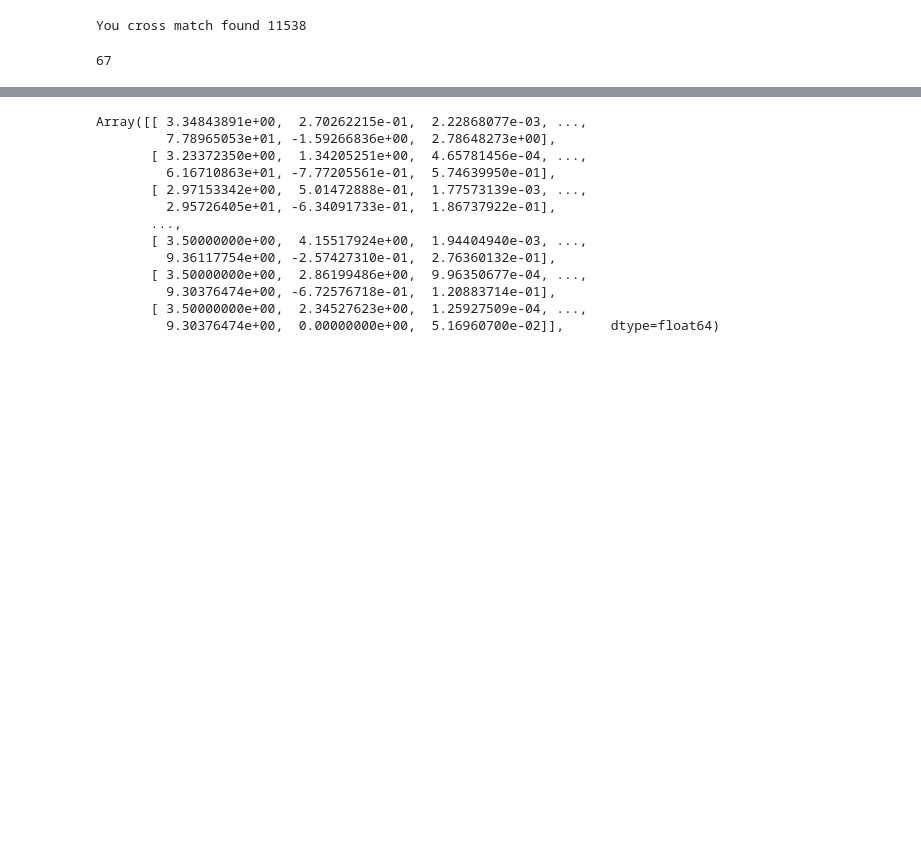
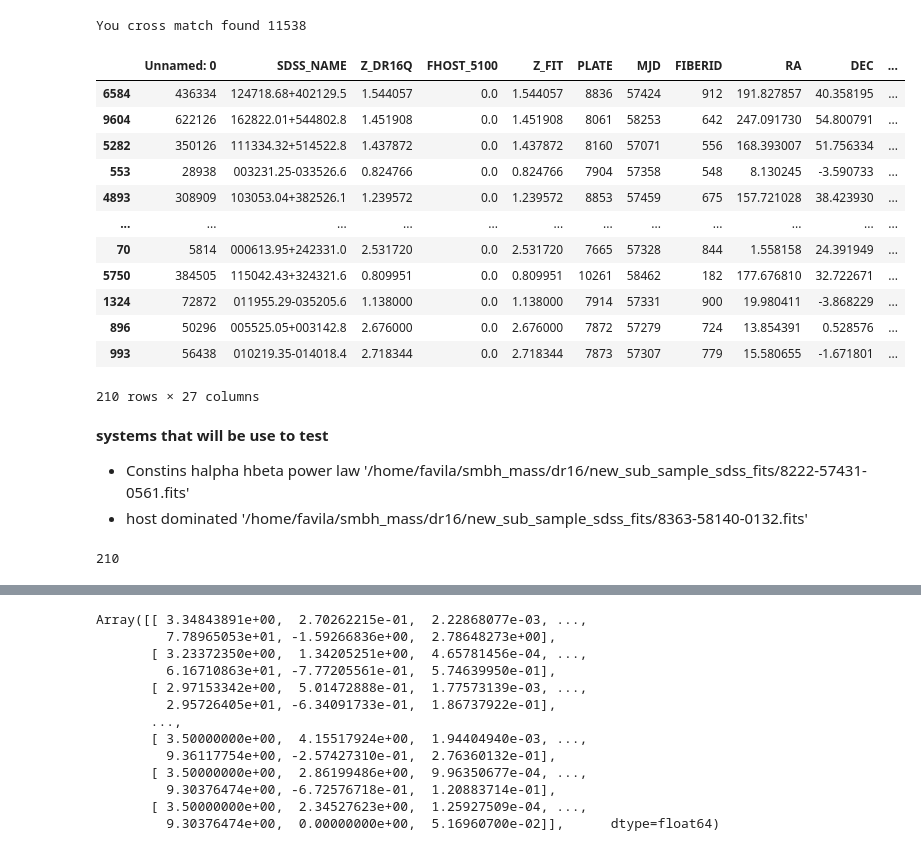
Before and after one commit to felavila/sheap, a Jupyter notebook: notebooks/building_complex_regions.ipynb, the cells around one changed output, grey strips where cells are left out. Cells and saved outputs as stored; diff of their text form; code cells hidden in the pictures; blank space fills up the shorter version.

```diff
--- a/notebooks/building_complex_regions.ipynb
+++ b/notebooks/building_complex_regions.ipynb
@@ -33,4 +33,24 @@ objs_panda["NAXIS2"] = n_pixels
 # %% [output]
 You cross match found 11538
 # %%
-objs_panda_sort = objs_panda[(objs_panda.NAXIS2 == 4590) & (objs_panda.Z_FIT<1.0)].sort_values("SN_MEDIAN_ALL",ascending=False)
+objs_panda_sort = objs_panda[(objs_panda.NAXIS2 == 4590) & (objs_panda.Z_FIT>0.5)].sort_values("SN_MEDIAN_ALL",ascending=False)
+# %%
+objs_panda_sort
+# %% [output]
+|  | Unnamed: 0 | SDSS_NAME | Z_DR16Q | FHOST_5100 | Z_FIT | PLATE | MJD | FIBERID | RA | DEC | ... |
+| 6584 | 436334 | 124718.68+402129.5 | 1.544057 | 0.0 | 1.544057 | 8836 | 57424 | 912 | 191.827857 | 40.358195 | ... |
+| 9604 | 622126 | 162822.01+544802.8 | 1.451908 | 0.0 | 1.451908 | 8061 | 58253 | 642 | 247.091730 | 54.800791 | ... |
+| 5282 | 350126 | 111334.32+514522.8 | 1.437872 | 0.0 | 1.437872 | 8160 | 57071 | 556 | 168.393007 | 51.756334 | ... |
+| 553 | 28938 | 003231.25-033526.6 | 0.824766 | 0.0 | 0.824766 | 7904 | 57358 | 548 | 8.130245 | -3.590733 | ... |
+| 4893 | 308909 | 103053.04+382526.1 | 1.239572 | 0.0 | 1.239572 | 8853 | 57459 | 675 | 157.721028 | 38.423930 | ... |
+| ... | ... | ... | ... | ... | ... | ... | ... | ... | ... | ... | ... |
+| 70 | 5814 | 000613.95+242331.0 | 2.531720 | 0.0 | 2.531720 | 7665 | 57328 | 844 | 1.558158 | 24.391949 | ... |
+| 5750 | 384505 | 115042.43+324321.6 | 0.809951 | 0.0 | 0.809951 | 10261 | 58462 | 182 | 177.676810 | 32.722671 | ... |
+| 1324 | 72872 | 011955.29-035205.6 | 1.138000 | 0.0 | 1.138000 | 7914 | 57331 | 900 | 19.980411 | -3.868229 | ... |
+| 896 | 50296 | 005525.05+003142.8 | 2.676000 | 0.0 | 2.676000 | 7872 | 57279 | 724 | 13.854391 | 0.528576 | ... |
+| 993 | 56438 | 010219.35-014018.4 | 2.718344 | 0.0 | 2.718344 | 7873 | 57307 | 779 | 15.580655 | -1.671801 | ... |
+210 rows × 27 columns
+# %% [markdown]
+**systems that will be use to test**
+- Constins halpha hbeta power law '/home/favila/smbh_mass/dr16/new_sub_sample_sdss_fits/8222-57431-0561.fits'
+- host dominated '/home/favila/smbh_mass/dr16/new_sub_sample_sdss_fits/8363-58140-0132.fits'
@@ -37,7 +59,7 @@ objs_panda_sort = objs_panda[(objs_panda.NAXIS2 == 4590) & (objs_panda.Z_FIT<1.0
 # %%
 len(objs_panda_sort)
 # %% [output]
-67
+210
 # %%
 #objs_panda.value_counts("NAXIS2")
 # %%
```
Also changed, not shown: parts of 50 cells of this notebook, 16 other files.
